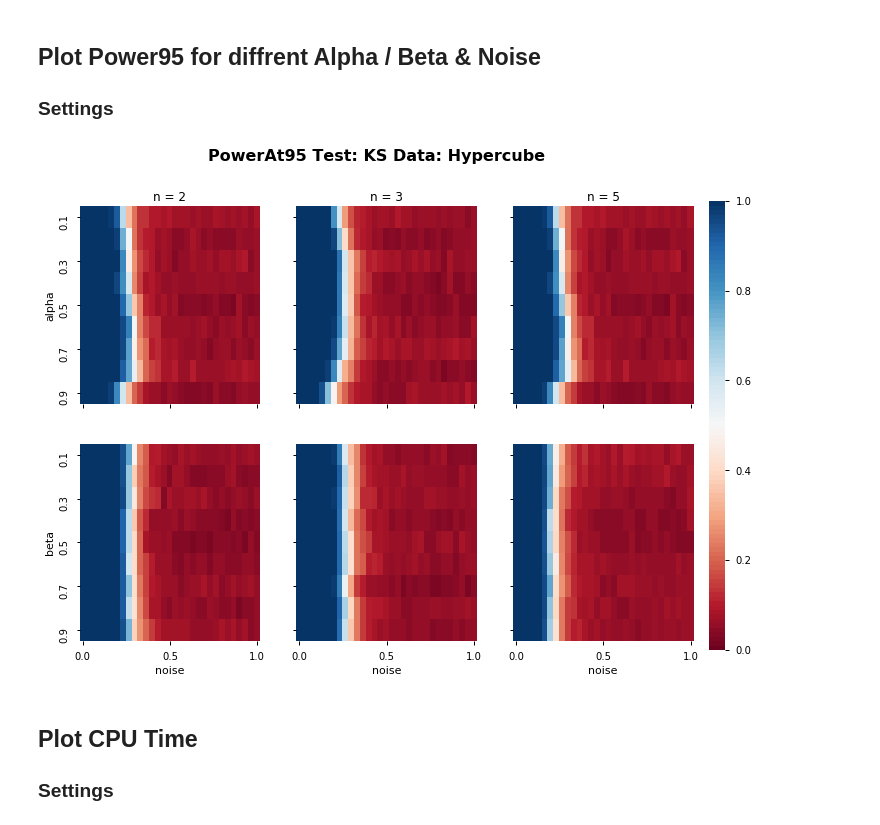
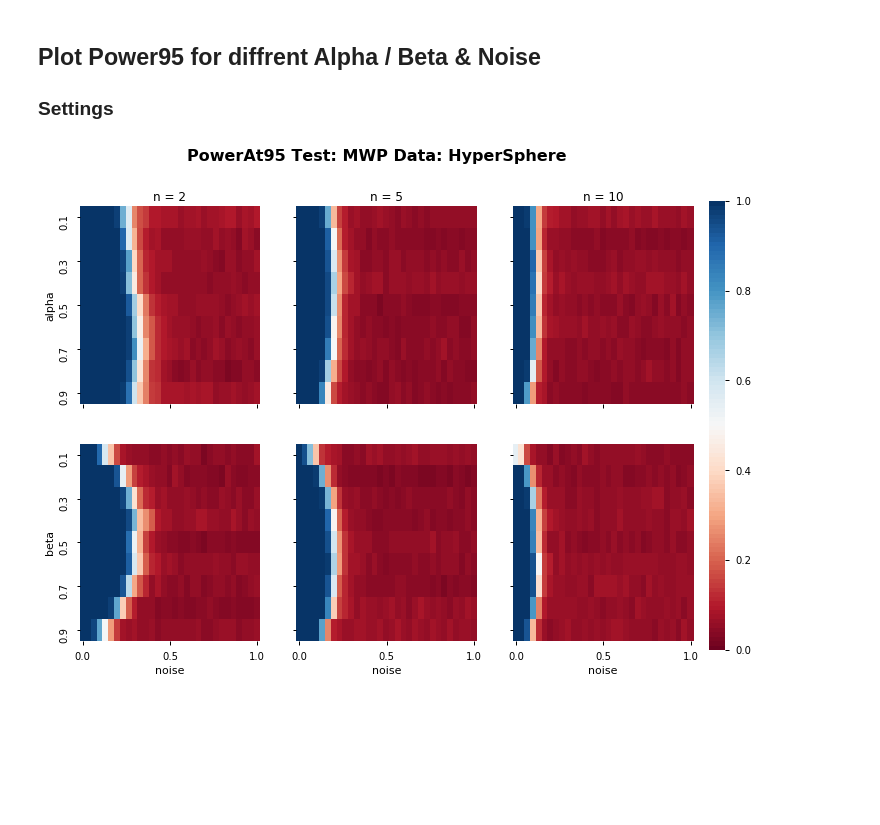
Before and after one commit to edouardfouche/MCDE, a Jupyter notebook: visualize/PowerAlphaBeta.ipynb, the cells around one changed output. Saved outputs shown, nothing was run; the diff lists cells and outputs as text; code cells hidden in the pictures; blank space fills up the shorter version.

```diff
--- a/visualize/PowerAlphaBeta.ipynb
+++ b/visualize/PowerAlphaBeta.ipynb
@@ -89,12 +102,0 @@ else:
-# %%
-varPara = "alpha" # Must be either or "alpha" or "beta"
-
-if varPara == "alpha":
-    data = data_alpha
-elif varPara == "beta":
-    data = data_beta
-else:
-    raise ValueError("varPara must be either or \"alpha\" or \"beta\"")
-
-selectedDims = data["nDim"].unique()
-selectedDims # Must be 3 Dims
@@ -103,3 +107,5 @@ array([2, 3, 5])
+# %%
+selectedDims = [2,5,10] # Must be 3 Dims
 # %% [markdown]
 ### Plot
 # %%
@@ -164,8 +170,9 @@ axes[2, 2].grid(True)
 axes[2, 2].yaxis.set_major_formatter(FormatStrFormatter('%.2f'))
 
 # Saving
-savestring = ("Contrast " + varPara + "_Test " + selectedTest + "_" + selectedCategories[0] + " " + selectedCategories[1] + " "
-              + selectedCategories[2] + "_Noise " + str(selectedNoise))
-savepath = "plots/AlphaBeta/"
-fig.savefig(savepath + savestring + ".pdf", bbox_inches='tight')
+if save_plot:
+    savestring = ("Contrast " + varPara + "_Test " + selectedTest + "_" + selectedCategories[0] + " " + selectedCategories[1] + " "
+              + selectedCategories[2] + "_Noise " + str(selectedNoise)) + "_dims " + str(selectedDims) + "_Scaling " + str(scale_axes)
+    savepath = "plots/AlphaBeta/"
+    fig.savefig(savepath + savestring + ".pdf", bbox_inches='tight')
 # %% [output]
@@ -174,11 +181,13 @@ fig.savefig(savepath + savestring + ".pdf", bbox_inches='tight')
 ## Plot Power95 for diffrent Alpha / Beta & Noise
 ### Settings
 # %%
-selectedCategorie_ = 'Hypercube' # Must be 1 Cat
+selectedCategorie_ = 'HyperSphere' # Must be 1 Cat
 
-selectedTest_ = "KS" # Must be 1 Test
+selectedTest_ = "MWP" # Must be 1 Test
 
-selectedDim_ = [2,3,5] # Must be 3 Dims
+selectedDim_ = [2,5,10] # Must be 3 Dims
+
+save_plot = True
 # %%
 fig, axes = plt.subplots(nrows = 2, ncols = 3, figsize = (11,8), sharey=True, sharex=True)
 fig.suptitle("PowerAt95 " + "Test: " + selectedTest_ + " Data: " + selectedCategorie_ , fontweight = "bold", fontsize = 16)
@@ -202,38 +211,36 @@ axes[1].set_ylabel("")
 axes[1].set_xlabel("")
 axes[1].set_title("n = " + str(selectedDim_[1]))
 
-subset = data_alpha[(data_alpha["category"] == selectedCategorie_) & (data_alpha["nDim"] == selectedDim_[0]) & (data_alpha["testId"] == selectedTest_)]
+subset = data_alpha[(data_alpha["category"] == selectedCategorie_) & (data_alpha["nDim"] == selectedDim_[2]) & (data_alpha["testId"] == selectedTest_)]
 subdata = subset[["noise", "powerAt95", "alpha"]]
 subdata = subdata.pivot(index = "alpha", columns = "noise", values = "powerAt95")
 sns.heatmap(subdata, cmap=sns.color_palette("RdBu", 100), ax = axes[2], cbar = False, vmin = 0, vmax = 1)
 axes[2].set_ylabel("")
 axes[2].set_xlabel("")
 axes[2].set_title("n = " + str(selectedDim_[2]))
 
 # 2 row
 subset = data_beta[(data_beta["category"] == selectedCategorie_) & (data_beta["nDim"] == selectedDim_[0]) & (data_beta["testId"] == selectedTest_)]
 subdata = subset[["noise", "powerAt95", "beta"]]
 subdata = subdata.pivot(index = "beta", columns = "noise", values = "powerAt95")
 sns.heatmap(subdata, cmap=sns.color_palette("RdBu", 100), ax = axes[3], cbar = False, xticklabels= 15, vmin = 0, vmax = 1)
 
 subset = data_beta[(data_beta["category"] == selectedCategorie_) & (data_beta["nDim"] == selectedDim_[1]) & (data_beta["testId"] == selectedTest_)]
 subdata = subset[["noise", "powerAt95", "beta"]]
 subdata = subdata.pivot(index = "beta", columns = "noise", values = "powerAt95")
 sns.heatmap(subdata, cmap=sns.color_palette("RdBu", 100), ax = axes[4], cbar = False, xticklabels= 15, vmin = 0, vmax = 1)
 axes[4].set_ylabel("")
 
 subset = data_beta[(data_beta["category"] == selectedCategorie_) & (data_beta["nDim"] == selectedDim_[2]) & (data_beta["testId"] == selectedTest_)]
 subdata = subset[["noise", "powerAt95", "beta"]]
 subdata = subdata.pivot(index = "beta", columns = "noise", values = "powerAt95")
 sns.heatmap(subdata, cmap=sns.color_palette("RdBu", 100), ax = axes[5], cbar = False, xticklabels= 15, yticklabels= 2, vmin = 0, vmax = 1)
 axes[5].set_ylabel("")
 
 # Saving
-savestring = ("PowerAt95_Test " + selectedTest_ + "_Data " + selectedCategorie_)
-savepath = "plots/AlphaBeta/"
-fig.savefig(savepath + savestring + ".pdf", bbox_inches='tight')
+if save_plot:
+    savestring = ("PowerAt95_Test " + selectedTest_ + "_Data " + selectedCategorie_)
+    savepath = "plots/AlphaBeta/"
+    fig.savefig(savepath + savestring + ".pdf", bbox_inches='tight')
 # %% [output]
-[figure, old version]
+[figure, new version]
-# %% [markdown]
-## Plot CPU Time
-### Settings
```
Also changed, not shown: parts of 22 cells of this notebook, 50 other files.
